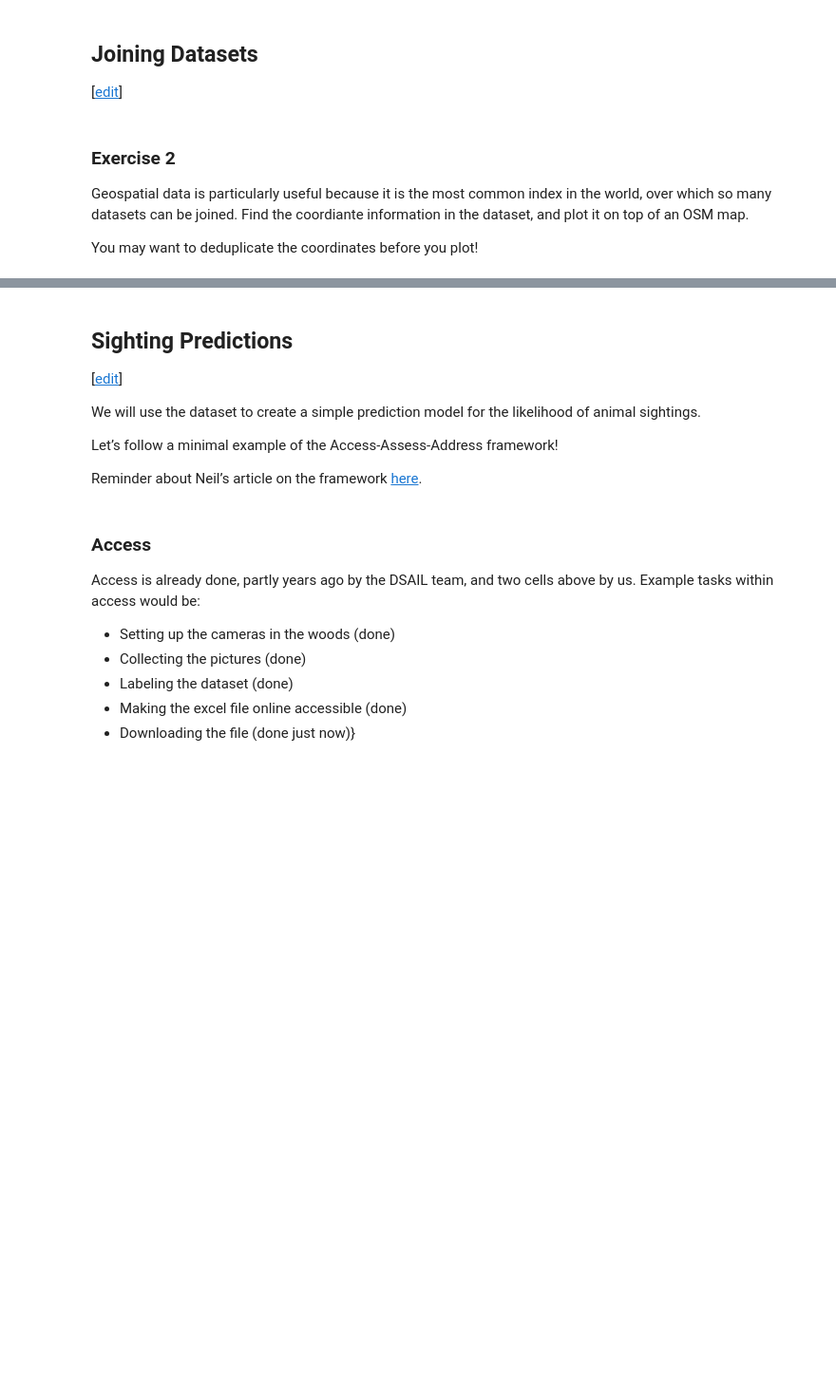
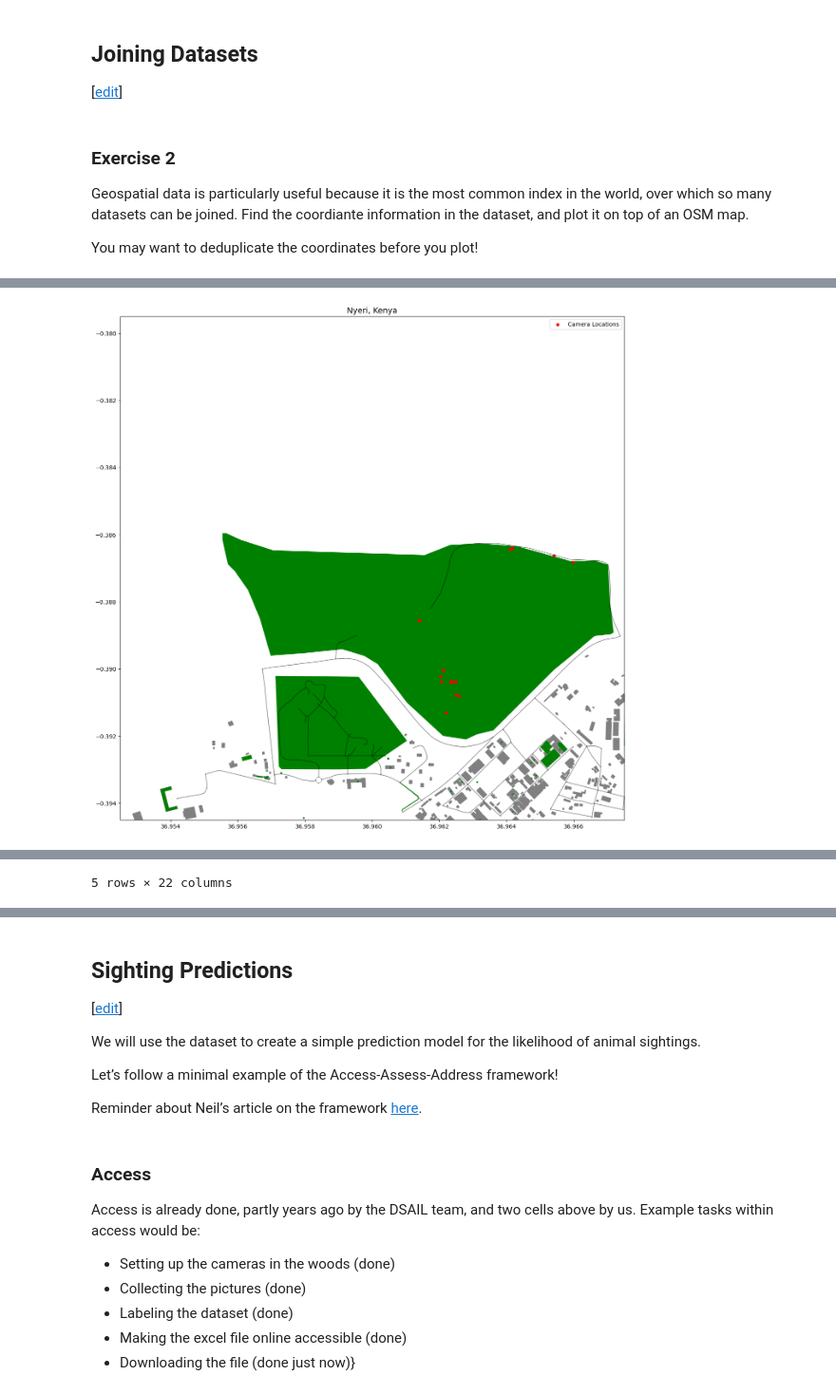
Before and after one commit to Paul-Bett/MLFC, a Jupyter notebook: _notebooks/practicals/03-dataset-joining-practical.ipynb, the cells around one changed output, grey strips where cells are left out. Shown: that part at 95% size. Cells and saved outputs as stored; diff of their text form; code cells hidden in the pictures; blank space fills up the shorter version.

```diff
--- a/_notebooks/practicals/03-dataset-joining-practical.ipynb
+++ b/_notebooks/practicals/03-dataset-joining-practical.ipynb
@@ -137,0 +177,73 @@ You may want to deduplicate the coordinates before you plot!
+# %%
+# Write your answer to Exercise 2 here
+
+import osmnx as ox
+import matplotlib.pyplot as plt
+import warnings
+import math
+warnings.filterwarnings("ignore", category=FutureWarning, module='osmnx')
+
+porini_df_coords = porini_df[['Latitude', 'Longitude']].drop_duplicates().dropna()
+print(porini_df_coords)
+print("\nTotal plotting points: " + str(len(porini_df_coords)))
+
+
+
+place_name = "Nyeri, Kenya"
+latitude = -0.3870
+longitude = 36.96
+placestub = place_name.lower().replace(' ', '-').replace(',','')
+
+
+box_width = 0.015 # About 1.1 km
+box_height = 0.015
+north = latitude + box_height/2
+south = latitude - box_height/2
+west = longitude - box_width/2
+east = longitude + box_width/2
+bbox = (west, south, east, north)
+
+# Get graph from location
+graph = ox.graph_from_bbox(bbox)
+# City area
+area = ox.geocode_to_gdf(place_name)
+# Street network
+nodes, edges = ox.graph_to_gdfs(graph)
+# Buildings
+buildings = ox.features_from_bbox(bbox, tags={"building": True})
+
+
+# Retrieve POIs
+tags = {
+    "amenity": True,
+    "buildings": True,
+    "historic": True,
+    "leisure": True,
+    "shop": True,
+    "tourism": True,
+    "religion": True,
+    "memorial": True,
+    "forest": True
+}
+
+
+pois = ox.features_from_bbox(bbox, tags)
+
+print(len(pois))
+
+
+fig, ax = plt.subplots(figsize=(16,16))
+area.plot(ax=ax, color="tan", alpha=0.5)
+buildings.plot(ax=ax, facecolor="gray", edgecolor="gray")
+edges.plot(ax=ax, linewidth=1, edgecolor="black", alpha=0.3)
+nodes.plot(ax=ax, color="black", markersize=1, alpha=0.3)
+pois.plot(ax=ax, color="green", markersize=5, alpha=1)
+ax.scatter(porini_df_coords['Longitude'], porini_df_coords['Latitude'], color='red', s=20, label='Camera Locations') # Add camera locations
+ax.set_xlim(west, east)
+ax.set_ylim(south, north)
+ax.set_title(place_name, fontsize=14)
+plt.legend()
+plt.show()
+
+pois.head()
+# %% [output]
@@ -137,0 +267 @@ You may want to deduplicate the coordinates before you plot!
+[figure, added]
@@ -138,3 +275,4 @@ You may want to deduplicate the coordinates before you plot!
+5 rows × 22 columns
 # %% [markdown]
 <!-- Dsail Porini Address -->
 # %% [markdown]
```
Also changed, not shown: parts of 6 cells of this notebook.
